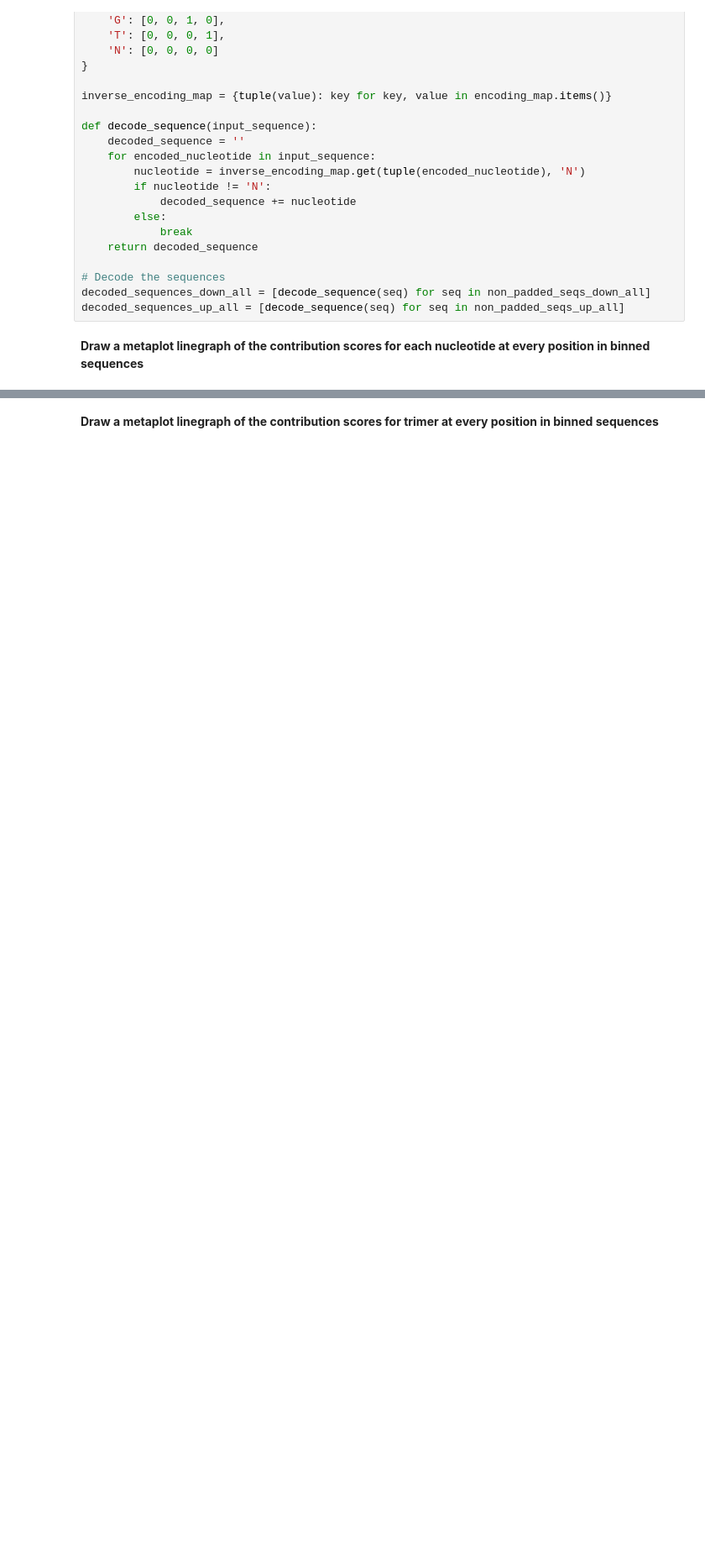
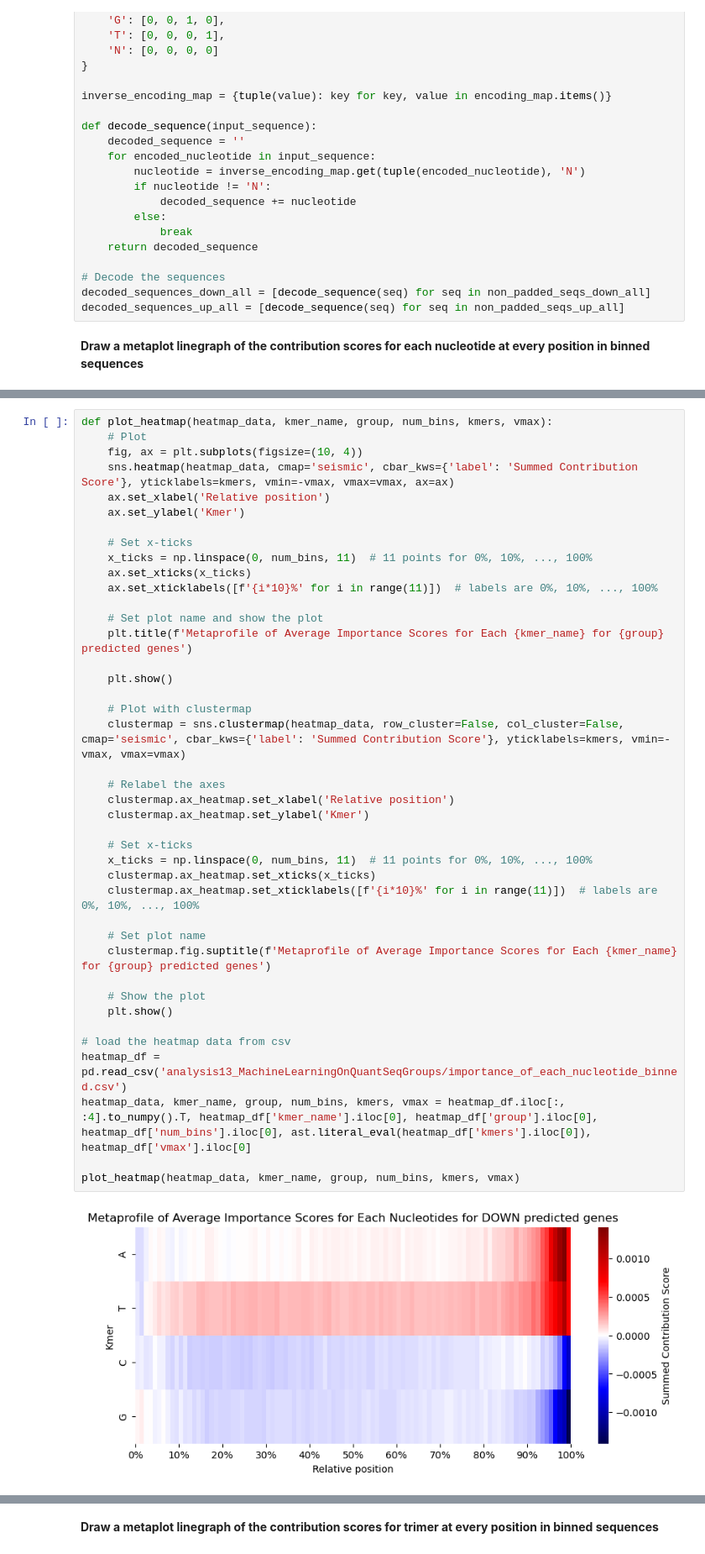
Before and after one commit to ulelab/LIN28A_RNPreassembly_bioinformatics, a Jupyter notebook: analysis/analysis13_MachineLearningOnQuantSeqGroups/QuantSeqMLandPredictionExplanation.ipynb, the cells around one changed output, grey strips where cells are left out. Shown: that part at 84% size. Saved outputs shown, nothing was run; the diff lists cells and outputs as text; blank space fills up the shorter version.

```diff
--- a/analysis/analysis13_MachineLearningOnQuantSeqGroups/QuantSeqMLandPredictionExplanation.ipynb
+++ b/analysis/analysis13_MachineLearningOnQuantSeqGroups/QuantSeqMLandPredictionExplanation.ipynb
@@ -613,0 +467,43 @@ Max_score: [1.6006596175415138e-06]
+# %%
+def plot_heatmap(heatmap_data, kmer_name, group, num_bins, kmers, vmax):
+    # Plot
+    fig, ax = plt.subplots(figsize=(10, 4))
+    sns.heatmap(heatmap_data, cmap='seismic', cbar_kws={'label': 'Summed Contribution Score'}, yticklabels=kmers, vmin=-vmax, vmax=vmax, ax=ax)
+    ax.set_xlabel('Relative position')
+    ax.set_ylabel('Kmer')
+
+    # Set x-ticks
+    x_ticks = np.linspace(0, num_bins, 11)  # 11 points for 0%, 10%, ..., 100%
+    ax.set_xticks(x_ticks)
+    ax.set_xticklabels([f'{i*10}%' for i in range(11)])  # labels are 0%, 10%, ..., 100%
+
+    # Set plot name and show the plot
+    plt.title(f'Metaprofile of Average Importance Scores for Each {kmer_name} for {group} predicted genes')
+
+    plt.show()
+
+    # Plot with clustermap
+    clustermap = sns.clustermap(heatmap_data, row_cluster=False, col_cluster=False, cmap='seismic', cbar_kws={'label': 'Summed Contribution Score'}, yticklabels=kmers, vmin=-vmax, vmax=vmax)
+
+    # Relabel the axes
+    clustermap.ax_heatmap.set_xlabel('Relative position')
+    clustermap.ax_heatmap.set_ylabel('Kmer')
+
+    # Set x-ticks
+    x_ticks = np.linspace(0, num_bins, 11)  # 11 points for 0%, 10%, ..., 100%
+    clustermap.ax_heatmap.set_xticks(x_ticks)
+    clustermap.ax_heatmap.set_xticklabels([f'{i*10}%' for i in range(11)])  # labels are 0%, 10%, ..., 100%
+
+    # Set plot name
+    clustermap.fig.suptitle(f'Metaprofile of Average Importance Scores for Each {kmer_name} for {group} predicted genes')
+
+    # Show the plot
+    plt.show()
+
+# load the heatmap data from csv
+heatmap_df = pd.read_csv('analysis13_MachineLearningOnQuantSeqGroups/importance_of_each_nucleotide_binned.csv')
+heatmap_data, kmer_name, group, num_bins, kmers, vmax = heatmap_df.iloc[:, :4].to_numpy().T, heatmap_df['kmer_name'].iloc[0], heatmap_df['group'].iloc[0], heatmap_df['num_bins'].iloc[0], ast.literal_eval(heatmap_df['kmers'].iloc[0]), heatmap_df['vmax'].iloc[0]
+
+plot_heatmap(heatmap_data, kmer_name, group, num_bins, kmers, vmax)
+# %% [output]
+[figure, added]
```
Also changed, not shown: parts of 20 cells of this notebook.
